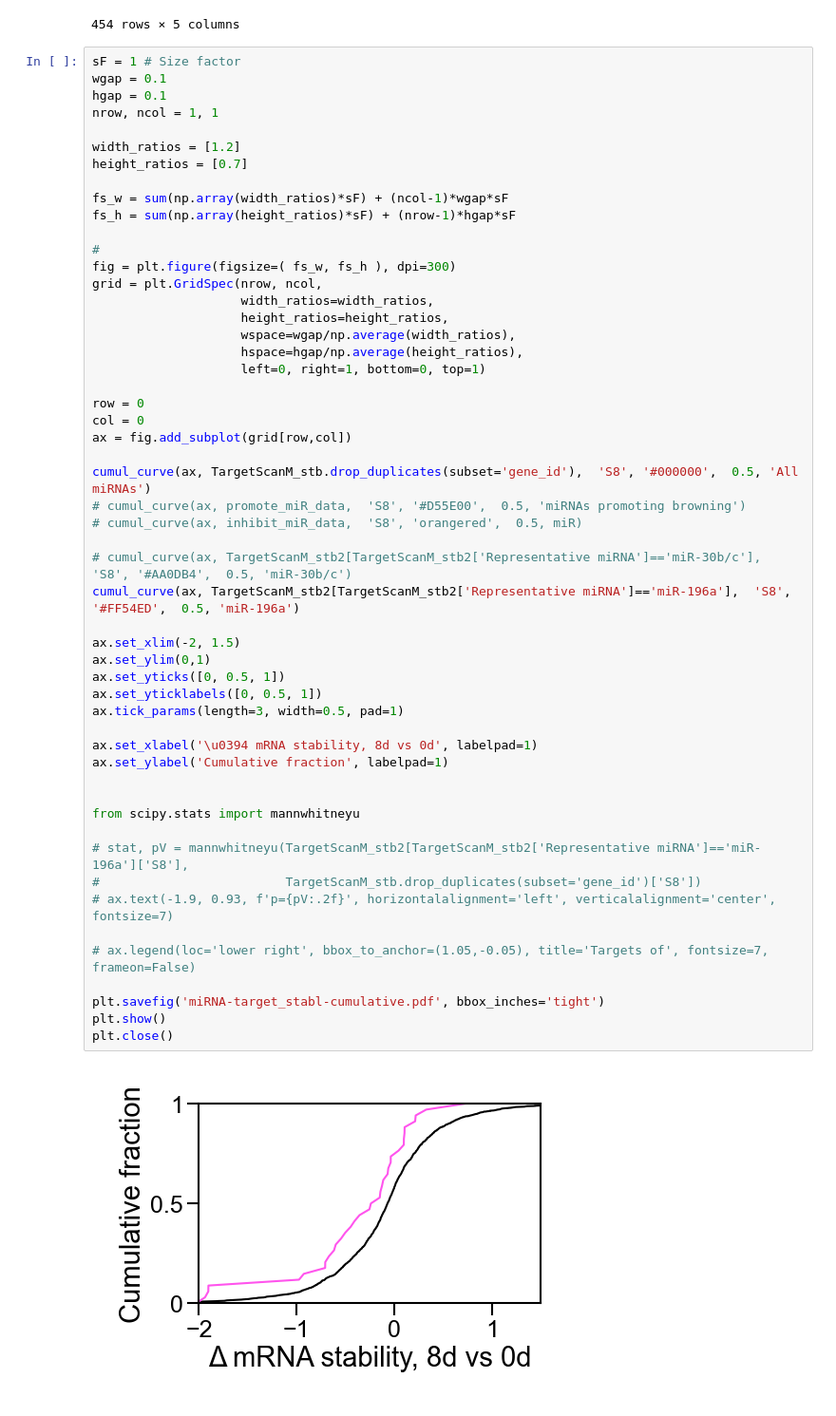
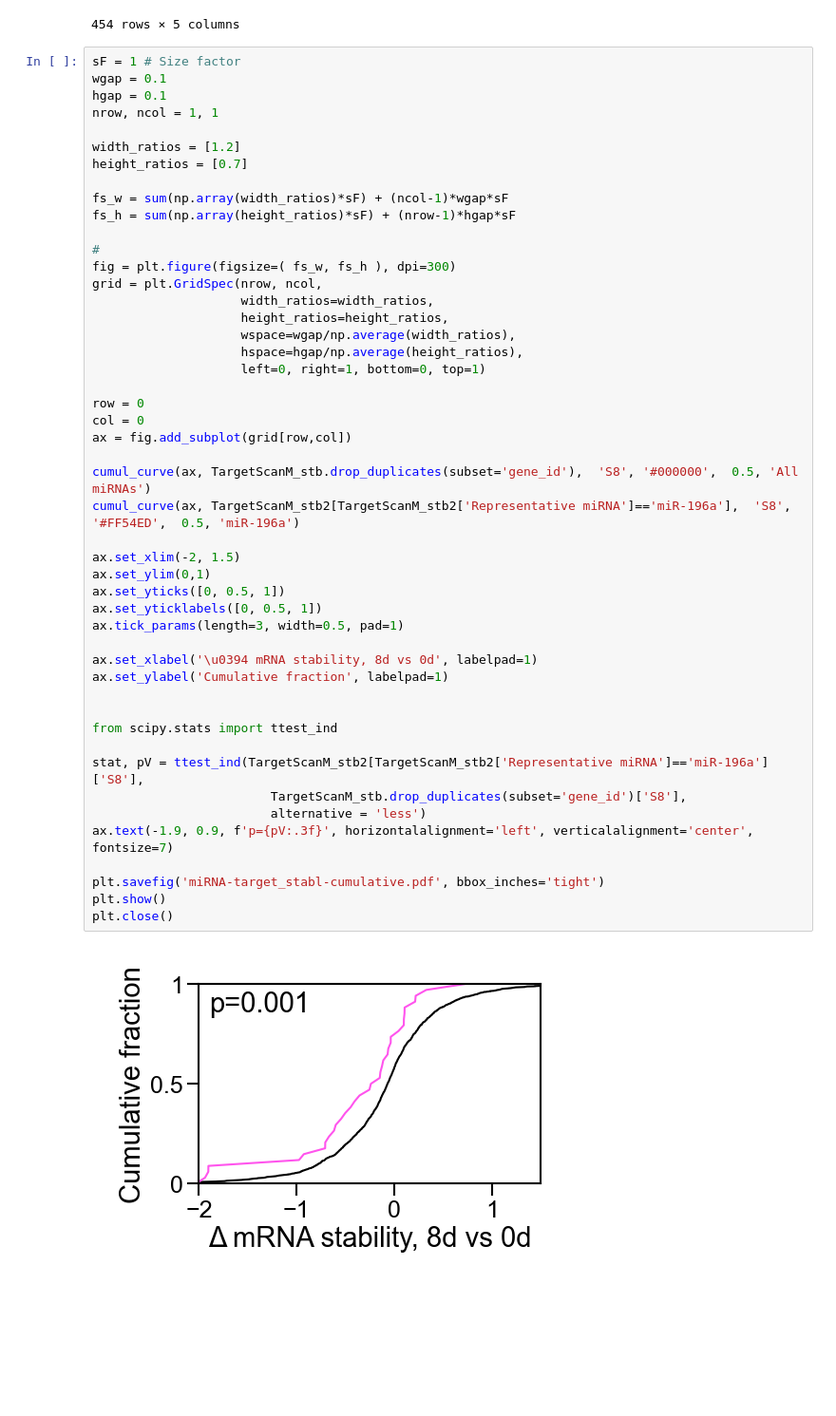
Before and after one commit to DaehwaYoun/Beige_Ad, a Jupyter notebook: Results/Plots/Ribosome_stalling_effect_on_protein/v20240422/miRNA-target_stabl-cumulative.ipynb, the cells around one changed output. Shown at 95% size. Saved outputs shown, nothing was run; the diff lists cells and outputs as text; blank space fills up the shorter version.

```diff
--- a/Results/Plots/Ribosome_stalling_effect_on_protein/v20240422/miRNA-target_stabl-cumulative.ipynb
+++ b/Results/Plots/Ribosome_stalling_effect_on_protein/v20240422/miRNA-target_stabl-cumulative.ipynb
@@ -262,41 +260,36 @@ fig = plt.figure(figsize=( fs_w, fs_h ), dpi=300)
 grid = plt.GridSpec(nrow, ncol,
                     width_ratios=width_ratios,
                     height_ratios=height_ratios,
                     wspace=wgap/np.average(width_ratios),
                     hspace=hgap/np.average(height_ratios),
                     left=0, right=1, bottom=0, top=1)
 
 row = 0
 col = 0
 ax = fig.add_subplot(grid[row,col])
 
 cumul_curve(ax, TargetScanM_stb.drop_duplicates(subset='gene_id'),  'S8', '#000000',  0.5, 'All miRNAs')
-# cumul_curve(ax, promote_miR_data,  'S8', '#D55E00',  0.5, 'miRNAs promoting browning')
-# cumul_curve(ax, inhibit_miR_data,  'S8', 'orangered',  0.5, miR)
-
-# cumul_curve(ax, TargetScanM_stb2[TargetScanM_stb2['Representative miRNA']=='miR-30b/c'],  'S8', '#AA0DB4',  0.5, 'miR-30b/c')
 cumul_curve(ax, TargetScanM_stb2[TargetScanM_stb2['Representative miRNA']=='miR-196a'],  'S8', '#FF54ED',  0.5, 'miR-196a')
 
 ax.set_xlim(-2, 1.5)
 ax.set_ylim(0,1)
 ax.set_yticks([0, 0.5, 1])
 ax.set_yticklabels([0, 0.5, 1])
 ax.tick_params(length=3, width=0.5, pad=1)
 
 ax.set_xlabel('\u0394 mRNA stability, 8d vs 0d', labelpad=1)
 ax.set_ylabel('Cumulative fraction', labelpad=1)
 
 
-from scipy.stats import mannwhitneyu
+from scipy.stats import ttest_ind
 
-# stat, pV = mannwhitneyu(TargetScanM_stb2[TargetScanM_stb2['Representative miRNA']=='miR-196a']['S8'],
-#                         TargetScanM_stb.drop_duplicates(subset='gene_id')['S8'])
-# ax.text(-1.9, 0.93, f'p={pV:.2f}', horizontalalignment='left', verticalalignment='center', fontsize=7)
-
-# ax.legend(loc='lower right', bbox_to_anchor=(1.05,-0.05), title='Targets of', fontsize=7, frameon=False)
+stat, pV = ttest_ind(TargetScanM_stb2[TargetScanM_stb2['Representative miRNA']=='miR-196a']['S8'],
+                        TargetScanM_stb.drop_duplicates(subset='gene_id')['S8'],
+                        alternative = 'less')
+ax.text(-1.9, 0.9, f'p={pV:.3f}', horizontalalignment='left', verticalalignment='center', fontsize=7)
 
 plt.savefig('miRNA-target_stabl-cumulative.pdf', bbox_inches='tight')
 plt.show()
 plt.close()
 # %% [output]
-[figure, old version]
+[figure, new version]
```
Also changed, not shown: parts of 2 cells of this notebook.
